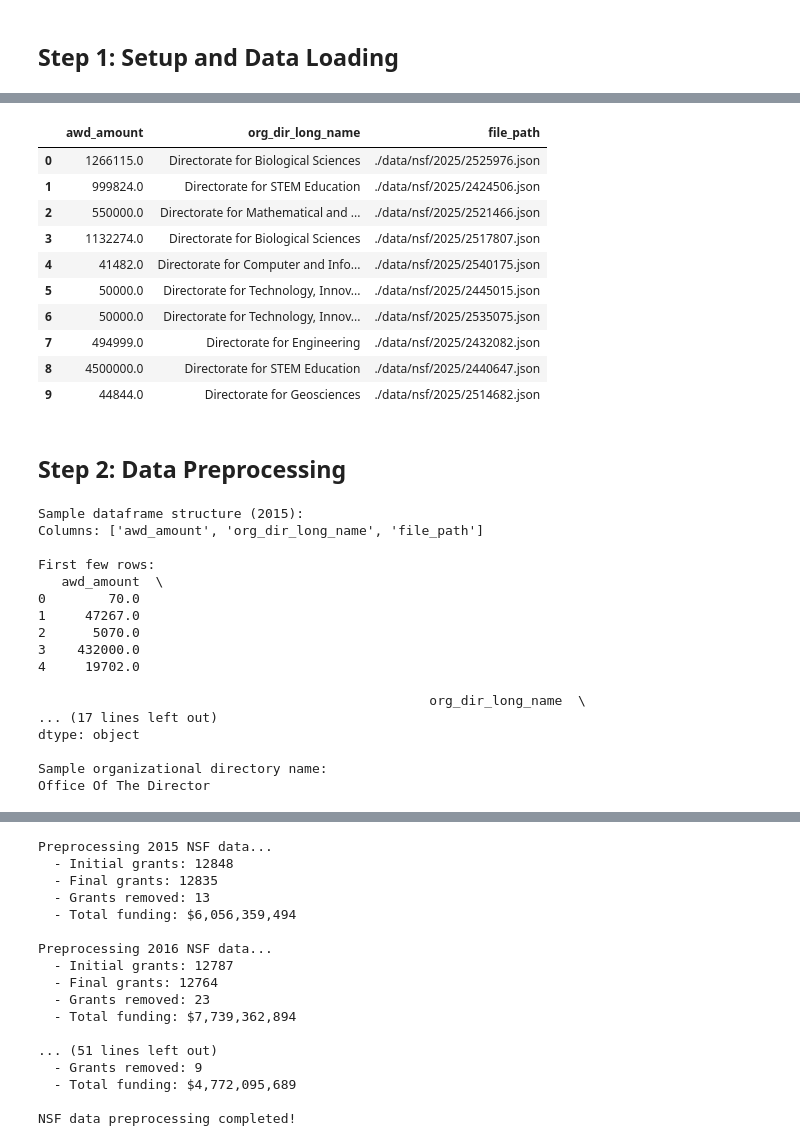
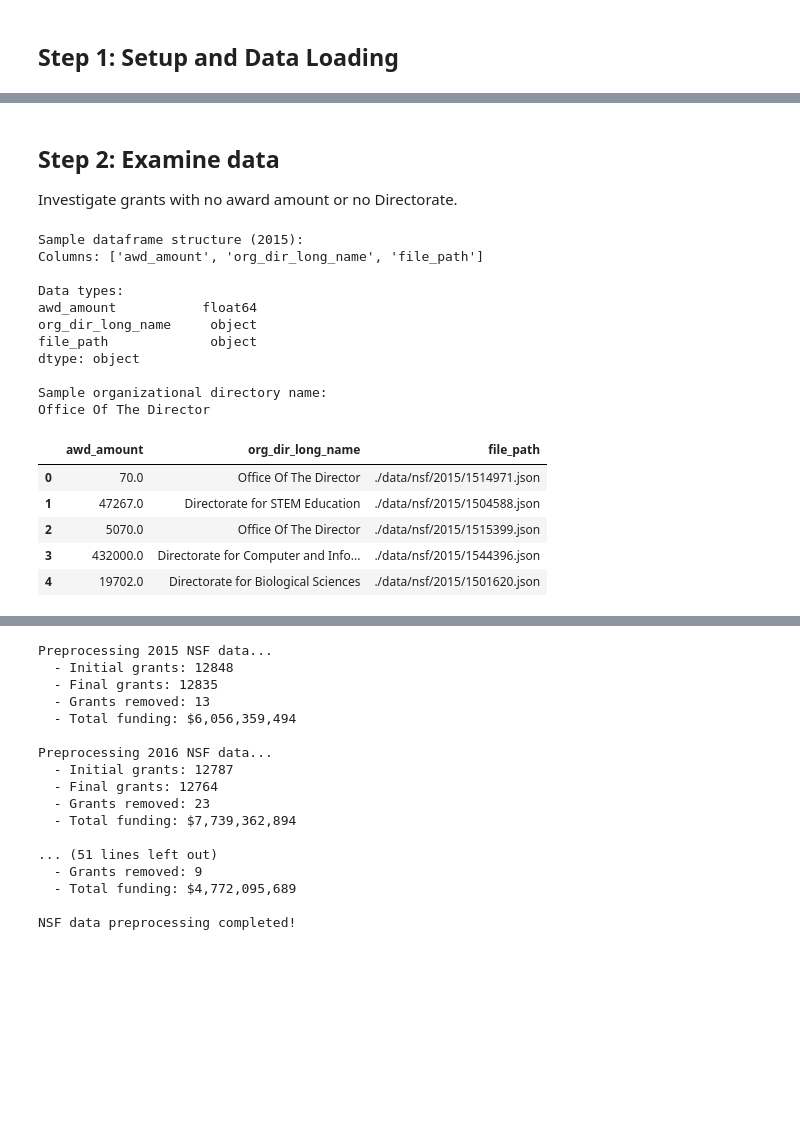
Before and after one commit to chris-creditdesign/nature-trump-anniversary, a Jupyter notebook: nsf_grant_org_directorate_analysis.ipynb, the cells around one changed output, grey strips where cells are left out. Drawn from its saved outputs; the diff is of its cells as text; code cells hidden in the pictures; blank space fills up the shorter version.

```diff
--- a/nsf_grant_org_directorate_analysis.ipynb
+++ b/nsf_grant_org_directorate_analysis.ipynb
@@ -146,44 +141,33 @@ All NSF grant data loaded successfully!
-# %%
-dataframes.get(2025)[:10]
-# %% [output]
-|  | awd_amount | org_dir_long_name | file_path |
-| 0 | 1266115.0 | Directorate for Biological Sciences | ./data/nsf/2025/2525976.json |
-| 1 | 999824.0 | Directorate for STEM Education | ./data/nsf/2025/2424506.json |
-| 2 | 550000.0 | Directorate for Mathematical and ... | ./data/nsf/2025/2521466.json |
-| 3 | 1132274.0 | Directorate for Biological Sciences | ./data/nsf/2025/2517807.json |
-| 4 | 41482.0 | Directorate for Computer and Info... | ./data/nsf/2025/2540175.json |
-| 5 | 50000.0 | Directorate for Technology, Innov... | ./data/nsf/2025/2445015.json |
-| 6 | 50000.0 | Directorate for Technology, Innov... | ./data/nsf/2025/2535075.json |
-| 7 | 494999.0 | Directorate for Engineering | ./data/nsf/2025/2432082.json |
-| 8 | 4500000.0 | Directorate for STEM Education | ./data/nsf/2025/2440647.json |
-| 9 | 44844.0 | Directorate for Geosciences | ./data/nsf/2025/2514682.json |
 # %% [markdown]
-## Step 2: Data Preprocessing
+## Step 2: Examine data
+
+Investigate grants with no award amount or no Directorate.
 # %%
 # Examine the structure of one dataframe
 print("Sample dataframe structure (2015):")
-print(f"Columns: {list(dataframes[2015].columns)}")
-print("\nFirst few rows:")
-print(dataframes[2015].head())
+print(f"Columns: {list(dataframes_json_data[2015].columns)}")
 print("\nData types:")
-print(dataframes[2015].dtypes)
+print(dataframes_json_data[2015].dtypes)
 print("\nSample organizational directory name:")
-print(dataframes[2015]['org_dir_long_name'].iloc[0])
+print(dataframes_json_data[2015]['org_dir_long_name'].iloc[0])
 # %% [output]
 Sample dataframe structure (2015):
 Columns: ['awd_amount', 'org_dir_long_name', 'file_path']
 
-First few rows:
-   awd_amount  \
-0        70.0
-1     47267.0
-2      5070.0
-3    432000.0
-4     19702.0
-
-                                                  org_dir_long_name  \
-... (17 lines left out)
+Data types:
+awd_amount           float64
+org_dir_long_name     object
+file_path             object
 dtype: object
 
 Sample organizational directory name:
 Office Of The Director
+# %%
+dataframes_json_data[2015].head()
+# %% [output]
+|  | awd_amount | org_dir_long_name | file_path |
+| 0 | 70.0 | Office Of The Director | ./data/nsf/2015/1514971.json |
+| 1 | 47267.0 | Directorate for STEM Education | ./data/nsf/2015/1504588.json |
+| 2 | 5070.0 | Office Of The Director | ./data/nsf/2015/1515399.json |
+| 3 | 432000.0 | Directorate for Computer and Info... | ./data/nsf/2015/1544396.json |
+| 4 | 19702.0 | Directorate for Biological Sciences | ./data/nsf/2015/1501620.json |
```
Also changed, not shown: parts of 13 cells of this notebook.
